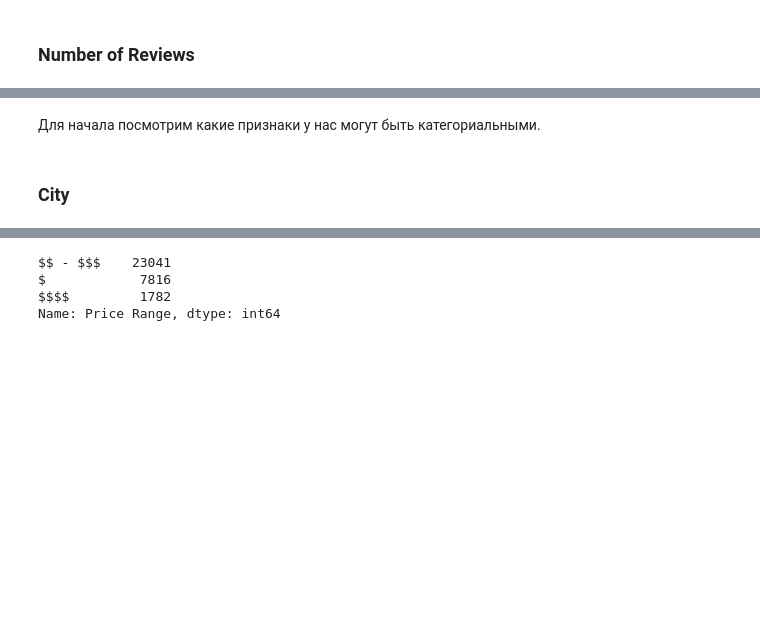
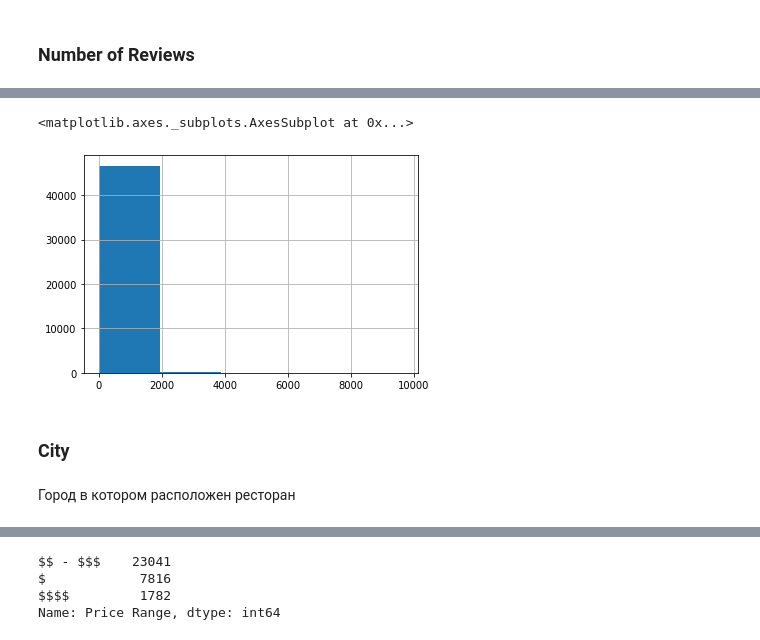
Before and after one commit to belkina003/skillfactory_rds, a Jupyter notebook: module_3/Tripadvisor-rating.ipynb, the cells around one changed output, grey strips where cells are left out. Drawn from its saved outputs; the diff is of its cells as text; code cells hidden in the pictures; blank space fills up the shorter version.

```diff
--- a/module_3/Tripadvisor-rating.ipynb
+++ b/module_3/Tripadvisor-rating.ipynb
@@ -233,7 +266,12 @@ Name: Number_of_Reviews_isNAN, Length: 50000, dtype: uint8
+# %%
+data['Number of Reviews'].hist(bins=5)
+# %% [output]
+<matplotlib.axes._subplots.AxesSubplot at 0x...>
+[figure, added]
 # %%
 # Заполняем пропуски 0
 data['Number of Reviews'].fillna(0, inplace=True)
-# %% [markdown]
-Для начала посмотрим какие признаки у нас могут быть категориальными.
 # %% [markdown]
 ### City
+# %% [markdown]
+Город в котором расположен ресторан
```
Also changed, not shown: parts of 23 cells of this notebook.
